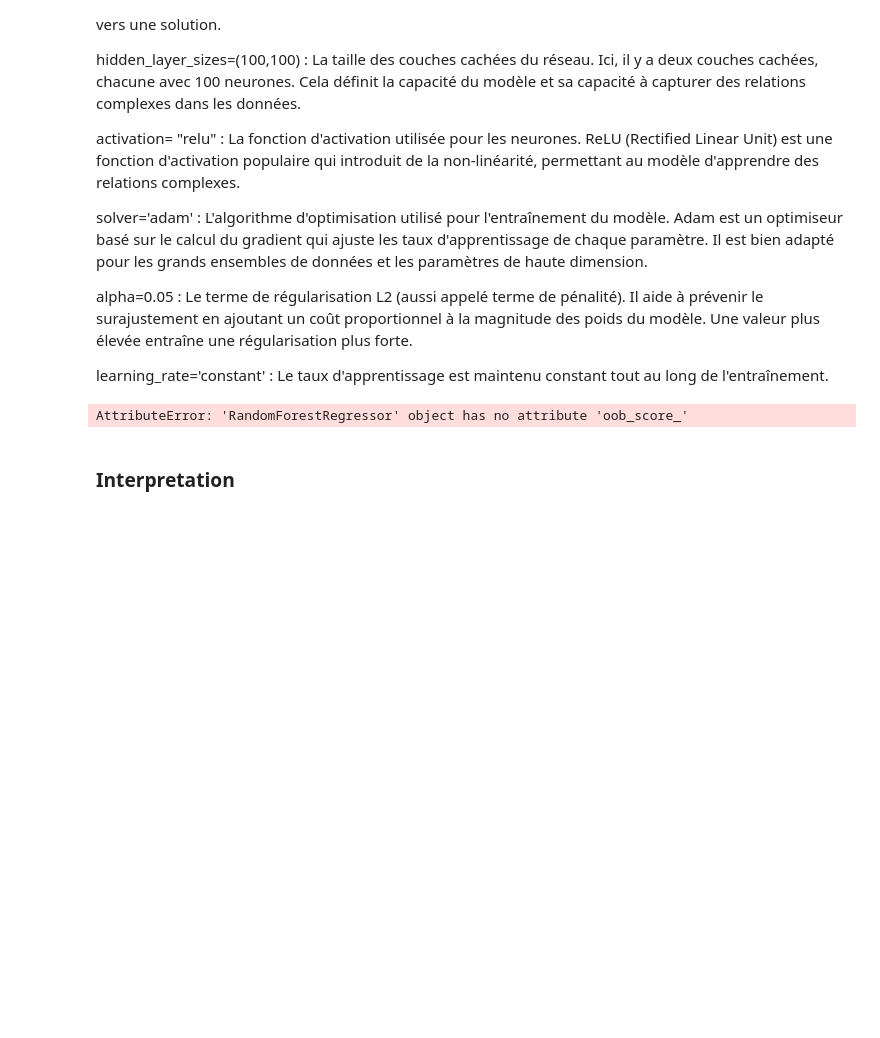
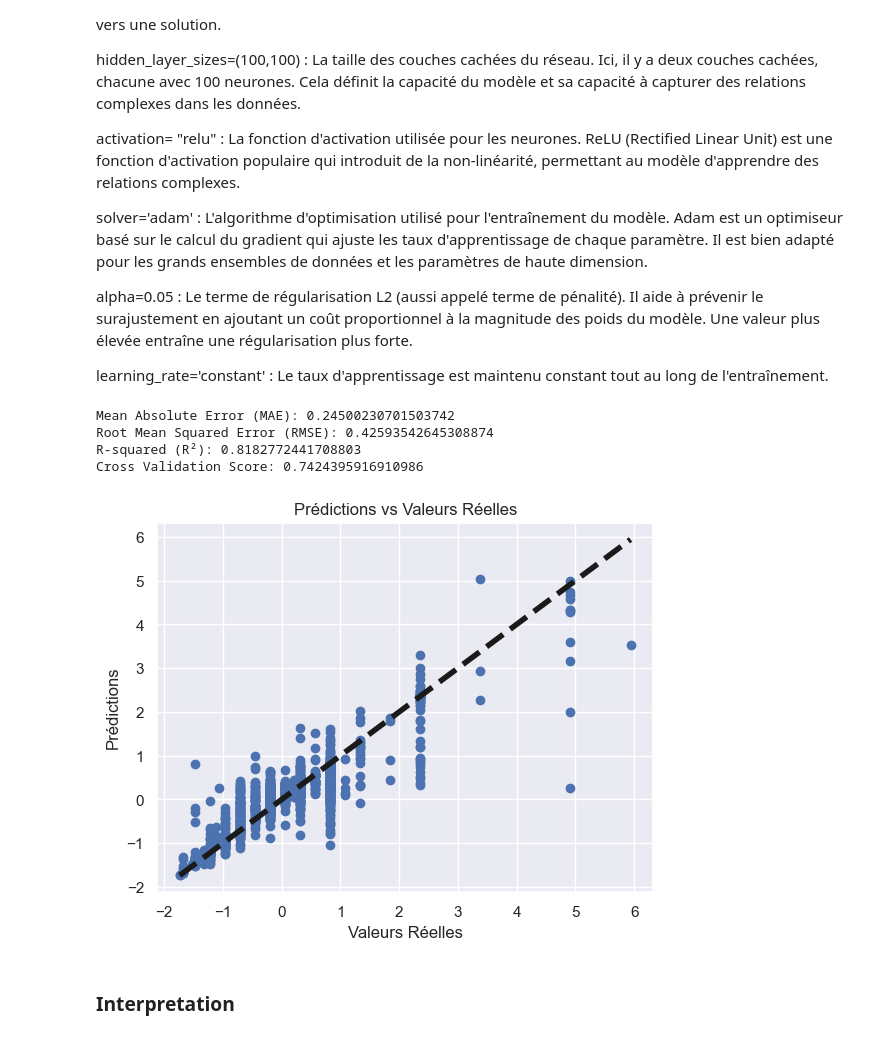
Before and after one commit to Tyxo50/projet_IA_A3, a Jupyter notebook: Besoin_Client_2/client_2.ipynb, the cells around one changed output. Drawn from its saved outputs; the diff is of its cells as text; code cells hidden in the pictures; blank space fills up the shorter version.

```diff
--- a/Besoin_Client_2/client_2.ipynb
+++ b/Besoin_Client_2/client_2.ipynb
@@ -234,7 +234,6 @@ mse = mean_squared_error(y_test, y_predictions)
 rmse = np.sqrt(mse)
 r2 = r2_score(y_test, y_predictions)
 cross_val = cross_val_score(rfr, X_test, y_test, cv=5).mean()
-oob_score = rfr.oob_score_
 
 
 
@@ -242,9 +241,20 @@ print(f"Mean Absolute Error (MAE): {mae}")
 print(f"Root Mean Squared Error (RMSE): {rmse}")
 print(f"R-squared (R²): {r2}")
 print(f"Cross Validation Score: {cross_val}")
-print(f"OOB Score: {oob_score}")
 # %% [output]
-AttributeError: 'RandomForestRegressor' object has no attribute 'oob_score_'
+Mean Absolute Error (MAE): 0.24500230701503742
+Root Mean Squared Error (RMSE): 0.42593542645308874
+R-squared (R²): 0.8182772441708803
+Cross Validation Score: 0.7424395916910986
+# %%
+plt.scatter(y_test, y_predictions)
+plt.title('Prédictions vs Valeurs Réelles')
+plt.xlabel('Valeurs Réelles')
+plt.ylabel('Prédictions')
+plt.plot([y_test.min(), y_test.max()], [y_test.min(), y_test.max()], 'k--', lw=4)
+plt.show()
+# %% [output]
+[figure, added]
 # %% [markdown]
 ### Interpretation
 # %% [markdown]
```
Also changed, not shown: parts of 11 cells of this notebook.
